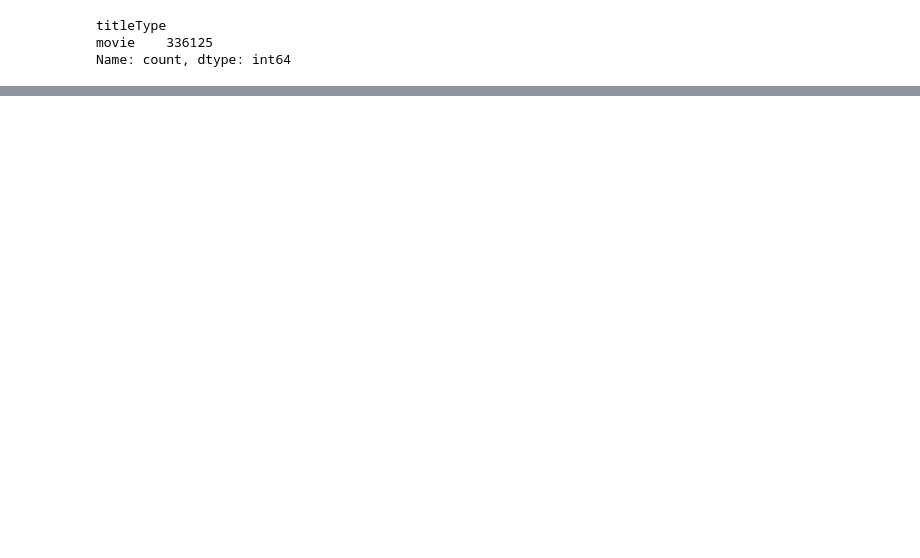
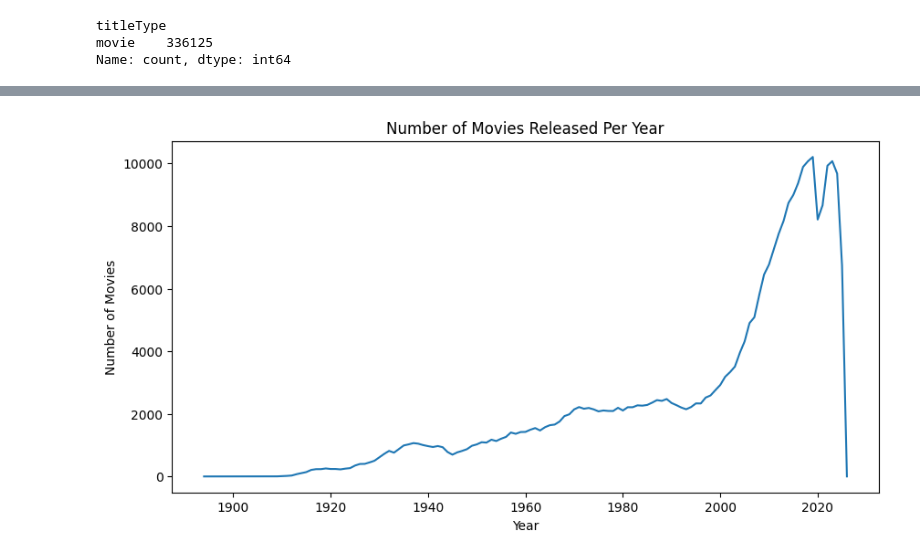
Before and after one commit to irisxvii/third., a Jupyter notebook: imdb-eda/imdb_eda.ipynb, the cells around one changed output, grey strips where cells are left out. Cells and saved outputs as stored; diff of their text form; code cells hidden in the pictures; blank space fills up the shorter version.

```diff
--- a/imdb-eda/imdb_eda.ipynb
+++ b/imdb-eda/imdb_eda.ipynb
@@ -102,0 +167,11 @@ df.head()
+# %%
+movies_per_year = df["startYear"].value_counts().sort_index()
+
+plt.figure(figsize=(10,5))
+plt.plot(movies_per_year.index, movies_per_year.values)
+plt.xlabel("Year")
+plt.ylabel("Number of Movies")
+plt.title("Number of Movies Released Per Year")
+plt.show()
+# %% [output]
+[figure, added]
```
Also changed, not shown: parts of 5 cells of this notebook, 1 other file.
